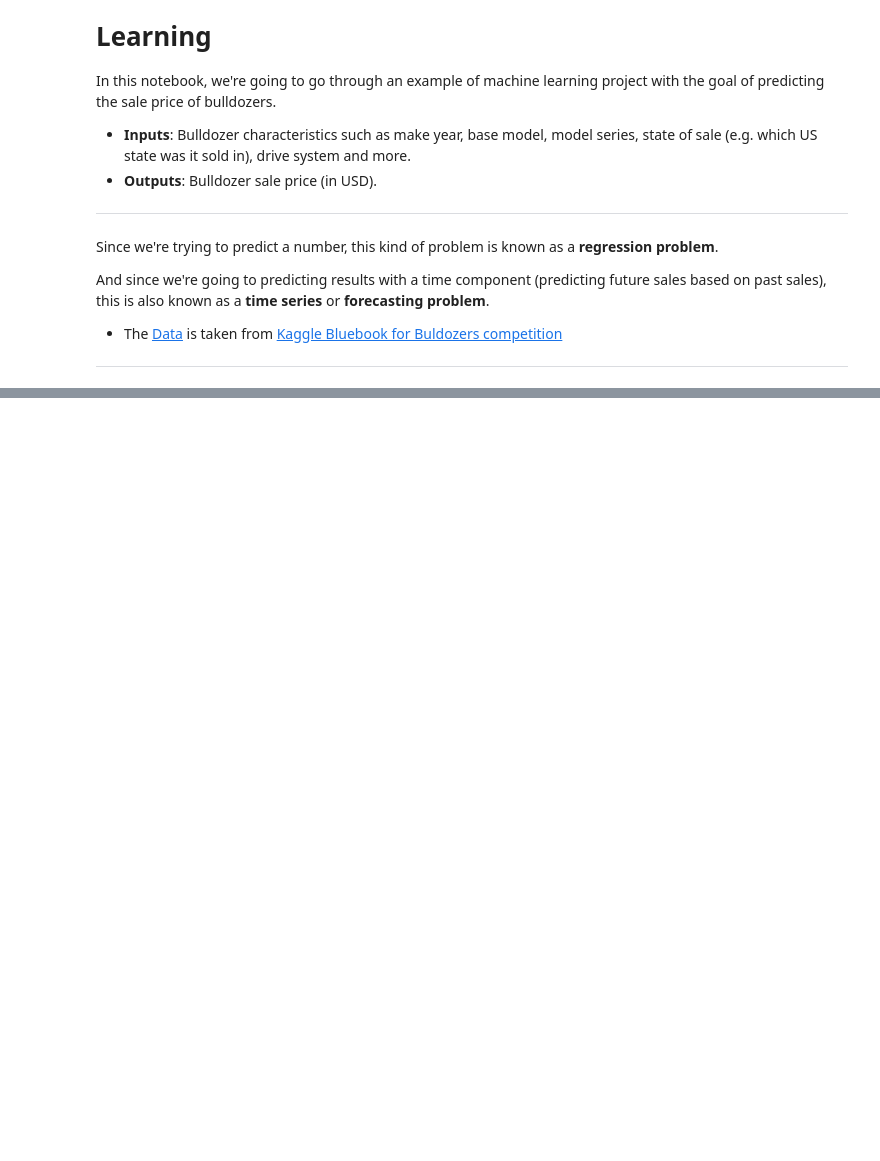
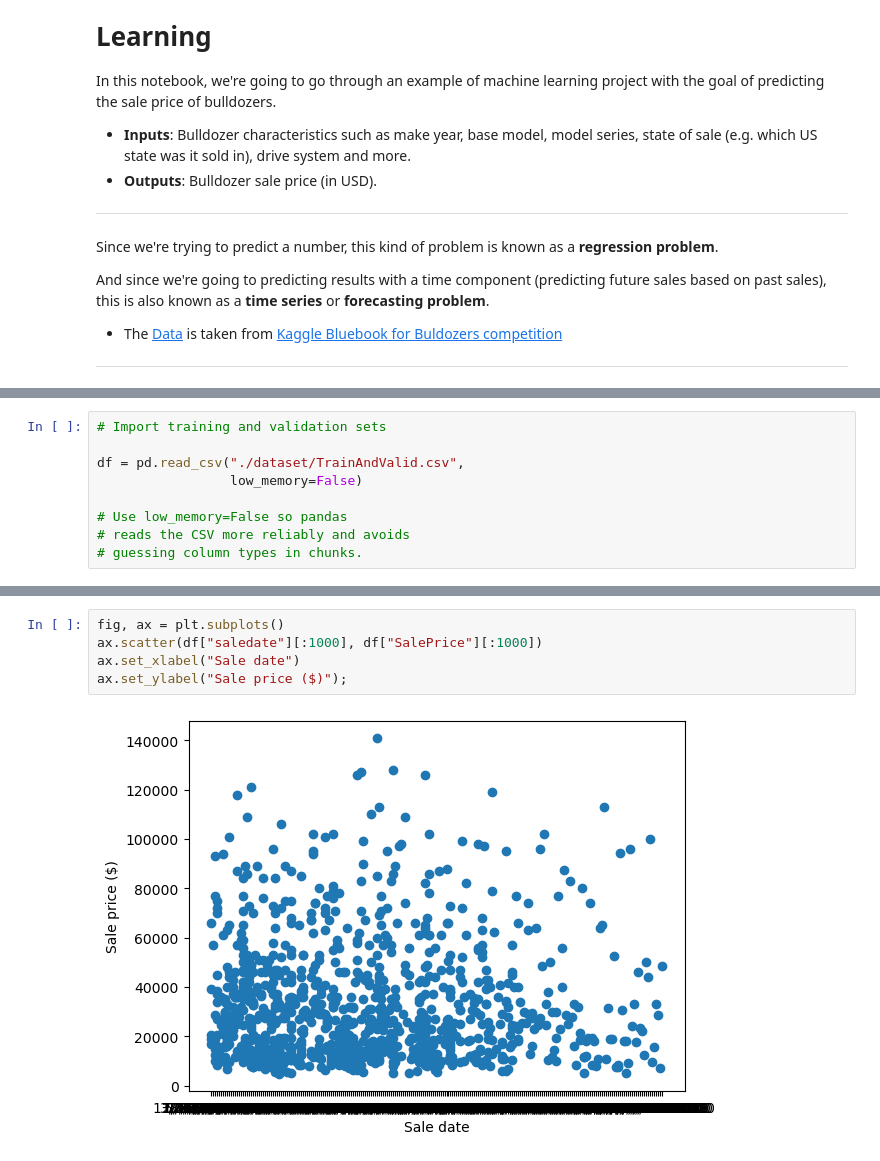
Before and after one commit to Eakempreet/Learning-ML-Projects, a Jupyter notebook: bulldozer-price-prediction-project-2/end-to-end-bluebook-bulldozer-price-regression.ipynb, the cells around one changed output, grey strips where cells are left out. Saved outputs shown, nothing was run; the diff lists cells and outputs as text; blank space fills up the shorter version.

```diff
--- a/bulldozer-price-prediction-project-2/end-to-end-bluebook-bulldozer-price-regression.ipynb
+++ b/bulldozer-price-prediction-project-2/end-to-end-bluebook-bulldozer-price-regression.ipynb
@@ -37,0 +84,9 @@ Since we already have a dataset, we'll approach the problem with the following m
+# %%
+# Import training and validation sets
+
+df = pd.read_csv("./dataset/TrainAndValid.csv",
+                 low_memory=False)
+
+# Use low_memory=False so pandas
+# reads the CSV more reliably and avoids
+# guessing column types in chunks.
@@ -37,0 +133,7 @@ Since we already have a dataset, we'll approach the problem with the following m
+# %%
+fig, ax = plt.subplots()
+ax.scatter(df["saledate"][:1000], df["SalePrice"][:1000])
+ax.set_xlabel("Sale date")
+ax.set_ylabel("Sale price ($)");
+# %% [output]
+[figure, added]
```
Also changed, not shown: parts of 20 cells of this notebook, 1 other file.
